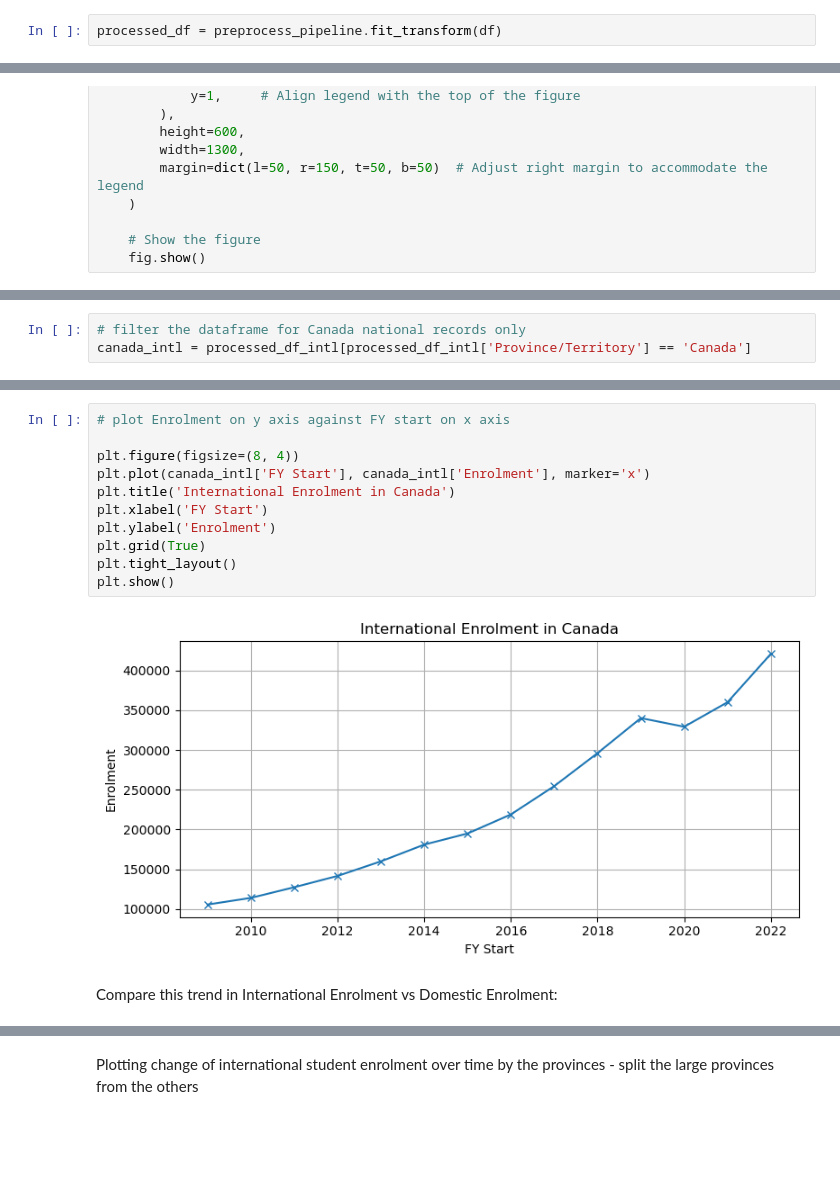
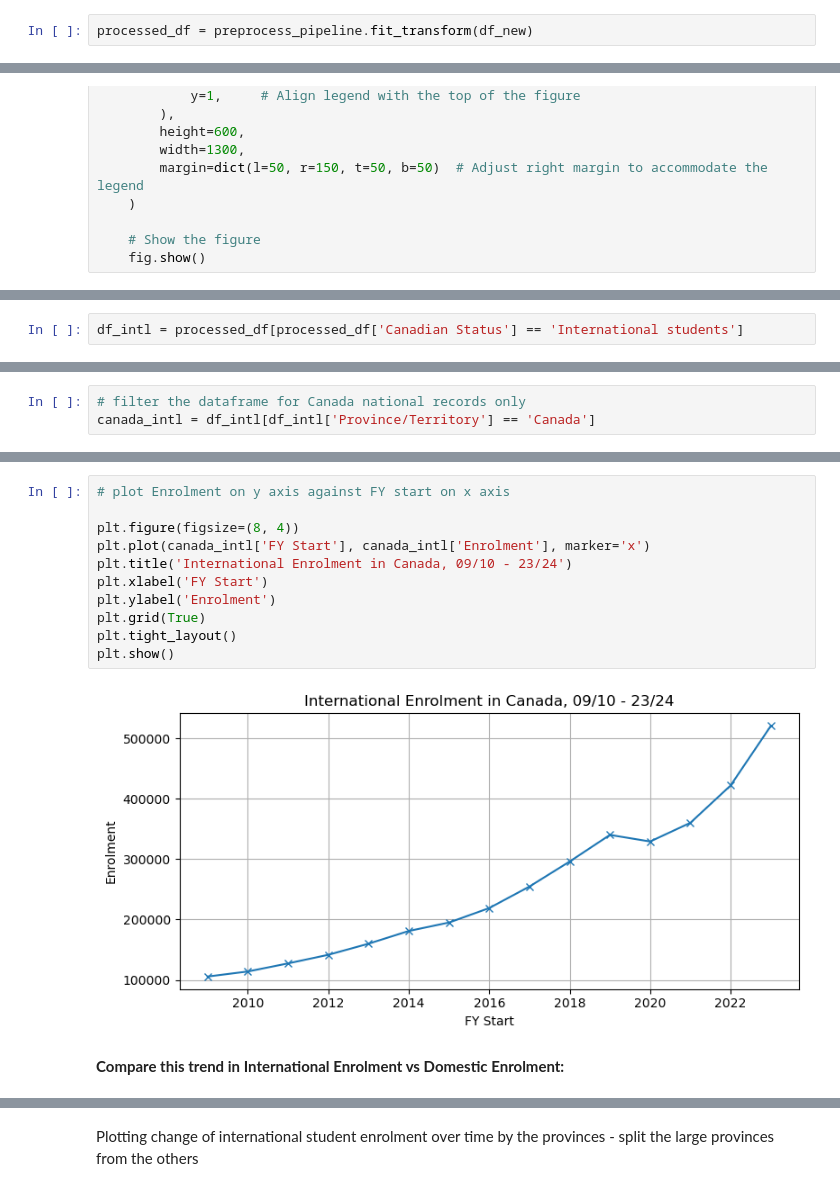
Before and after one commit to tjjdoherty/canadian-psi-project, a Jupyter notebook: domestic_intl.ipynb, the cells around one changed output, grey strips where cells are left out. Saved outputs shown, nothing was run; the diff lists cells and outputs as text; blank space fills up the shorter version.

```diff
--- a/domestic_intl.ipynb
+++ b/domestic_intl.ipynb
@@ -153,7 +186,7 @@ preprocess_pipeline = Pipeline(steps=[
 # %% [markdown]
 ### Apply the pipeline
 # %%
-processed_df = preprocess_pipeline.fit_transform(df)
+processed_df = preprocess_pipeline.fit_transform(df_new)
 # %%
 processed_df.sample(6)
 # %% [output]
@@ -446 +496,3 @@ df_intl = pd.read_csv("/Users/thomasdoherty/Desktop/canadian-psi-project/psi_dat
+# %%
+df_intl = processed_df[processed_df['Canadian Status'] == 'International students']
 # %%
@@ -466,6 +513,6 @@ processed_df_intl.sample(4)
 # %%
 # filter the dataframe for Canada national records only
-canada_intl = processed_df_intl[processed_df_intl['Province/Territory'] == 'Canada']
+canada_intl = df_intl[df_intl['Province/Territory'] == 'Canada']
 # %%
 canada_intl
 # %% [output]
@@ -487,18 +535,18 @@ canada_intl
 # %%
 # plot Enrolment on y axis against FY start on x axis
 
 plt.figure(figsize=(8, 4))
 plt.plot(canada_intl['FY Start'], canada_intl['Enrolment'], marker='x')
-plt.title('International Enrolment in Canada')
+plt.title('International Enrolment in Canada, 09/10 - 23/24')
 plt.xlabel('FY Start')
 plt.ylabel('Enrolment')
 plt.grid(True)
 plt.tight_layout()
 plt.show()
 # %% [output]
-[figure, old version]
+[figure, new version]
 # %% [markdown]
-Compare this trend in International Enrolment vs Domestic Enrolment:
+**Compare this trend in International Enrolment vs Domestic Enrolment:**
 # %%
 total_enrolment = canada_dom['Enrolment'].sum() + canada_intl['Enrolment'].sum()
 intl_percentage = (canada_intl['Enrolment'].sum() / total_enrolment) * 100
```
Also changed, not shown: parts of 58 cells of this notebook.
